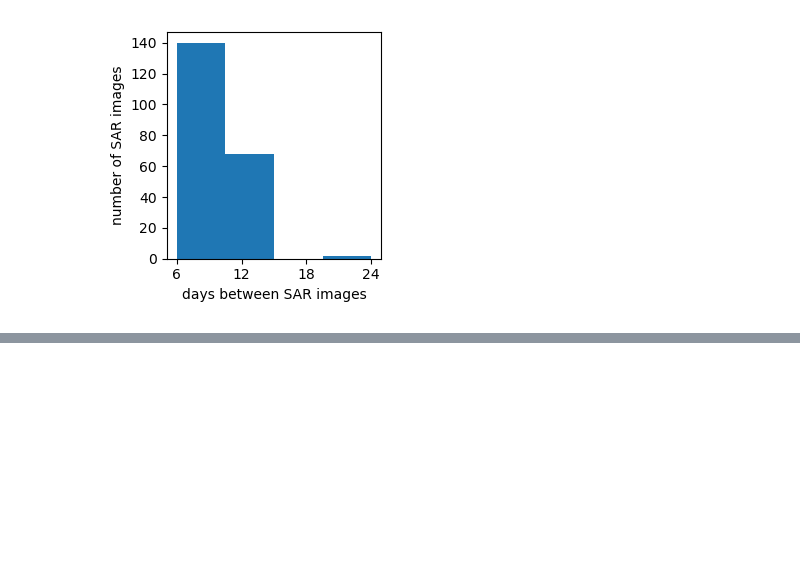
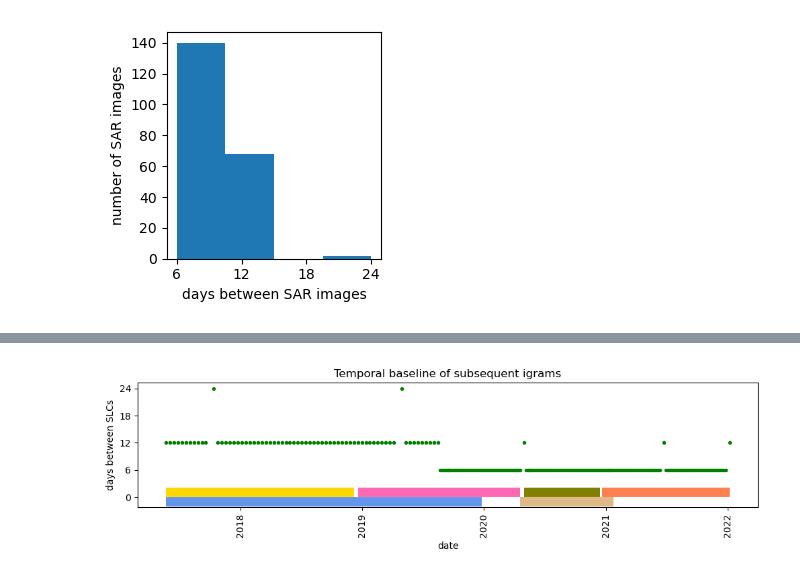
Before and after one commit to opaschall/LagunaSalada, a Jupyter notebook: 1_igrams/timeline_of_SLCs.ipynb, the cells around one changed output, grey strips where cells are left out. Cells and saved outputs as stored; diff of their text form; code cells hidden in the pictures; blank space fills up the shorter version.

```diff
--- a/1_igrams/timeline_of_SLCs.ipynb
+++ b/1_igrams/timeline_of_SLCs.ipynb
@@ -61,3 +61,23 @@ plt.xlabel('days between SAR images'); plt.ylabel('number of SAR images')
 plt.show()
 # %% [output]
 [figure]
+# %%
+datesDir = '/data/ocp4/LagunaSalada/Data_and_Figs/cropped_9000_1800_18000_3600/'
+# load in dates, make sure they are in order
+dates = [os.path.basename(x) for x in glob.glob(datesDir+"SLC_vh/2*")]; dates = sorted(dates)
+nd = len(dates); numIgrams = nd-1
+# dates is a list of strings, convert strings to datetime objects
+slc_dates=[]
+for i in range(0,len(dates)):
+    slc_dates.append(datetime.strptime(str(dates[i]).replace('\n',''), '%Y%m%d'))
+igram_dates = slc_dates[1::]
+
+start_indices = [0,47,108,147,0,0,107]
+end_indices = [46,107,146,numIgrams,88,numIgrams,153]
+num_intervals = len(start_indices)
+
+for i in range(num_intervals):
+    print('interval '+str(i)+': '+str(dates[start_indices[i]]+' - '+str(dates[end_indices[i]])))
+print('\ntotal duration of this study: '+str((igram_dates[-1]-igram_dates[0]).days/365.25)+' years')
+
+colors_to_use = ['gold','hotpink','olive','coral','cornflowerblue','gray','burlywood']
@@ -63,0 +94,24 @@ plt.show()
+# %%
+fig=plt.figure(figsize=(10,3), tight_layout=True)
+plt.xticks(rotation = 90)
+plt.plot(slc_dates[1::],dt2,'.g')
+#plt.xlim([np.min(slc_dates), np.max(slc_dates)])
+#plt.ylim([0, 16])
+plt.xlabel('date')
+plt.ylabel('days between SLCs')
+plt.yticks([0,6,12,18,24])
+plt.title('Temporal baseline of subsequent igrams')
+
+yval = 1.0
+linewid = 10.0
+offset = 2
+plt.hlines(yval,igram_dates[0],igram_dates[46],color='gold',linewidth=linewid,zorder=10)
+plt.hlines(yval,igram_dates[47],igram_dates[107],color='hotpink',linewidth=linewid,zorder=10)
+plt.hlines(yval,igram_dates[108],igram_dates[146],color='olive',linewidth=linewid,zorder=10)
+plt.hlines(yval,igram_dates[147],igram_dates[-1],color='coral',linewidth=linewid,zorder=10)
+plt.hlines(yval-offset,igram_dates[0],igram_dates[88],color='cornflowerblue',linewidth=linewid,zorder=10)
+plt.hlines(yval-offset,igram_dates[107],igram_dates[153],color='burlywood',linewidth=linewid,zorder=10)
+
+plt.show()
+# %% [output]
+[figure, added]
```
Also changed, not shown: parts of 1 cell of this notebook, 40 other files.
